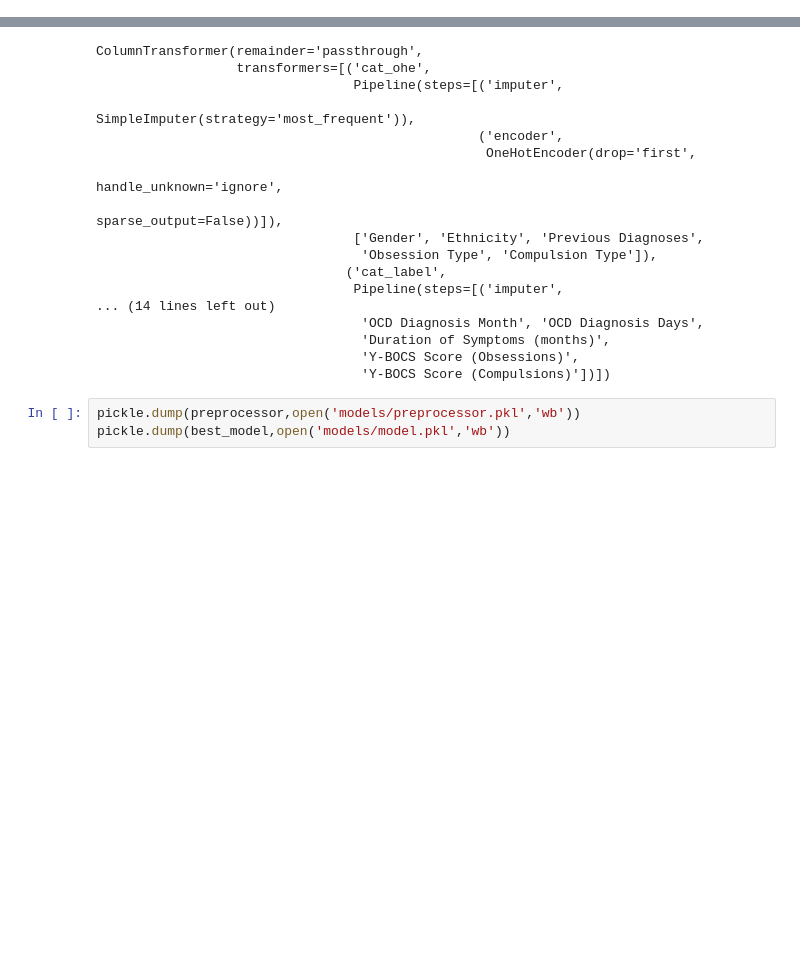
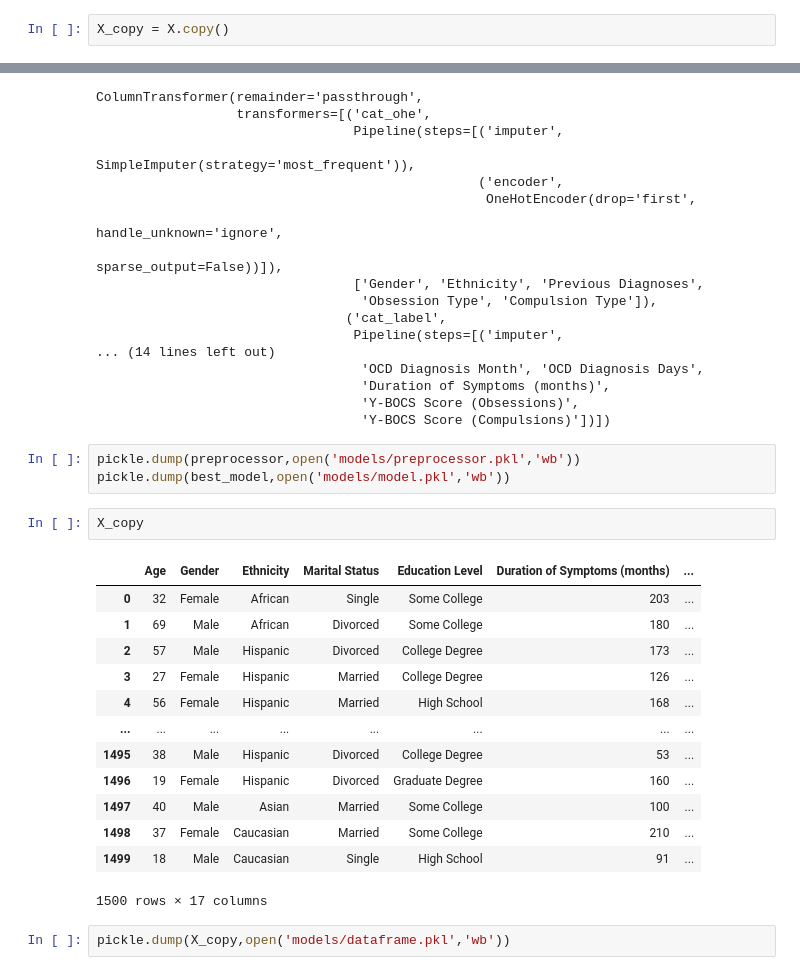
Before and after one commit to yashsahu02/OCD-Patient-Dataset-Demographics-Clinical-Data, a Jupyter notebook: code.ipynb, the cells around one changed output, grey strips where cells are left out. Cells and saved outputs as stored; diff of their text form; blank space fills up the shorter version.

```diff
--- a/code.ipynb
+++ b/code.ipynb
@@ -776,3 +870,5 @@ y = df["Medications"] ## Target feature
+# %%
+X_copy = X.copy()
 # %% [markdown]
 ### Train Test Split
 # %%
@@ -1069,3 +1165,21 @@ ColumnTransformer(remainder='passthrough',
 # %%
 pickle.dump(preprocessor,open('models/preprocessor.pkl','wb'))
 pickle.dump(best_model,open('models/model.pkl','wb'))
+# %%
+X_copy
+# %% [output]
+|  | Age | Gender | Ethnicity | Marital Status | Education Level | Duration of Symptoms (months) | ... |
+| 0 | 32 | Female | African | Single | Some College | 203 | ... |
+| 1 | 69 | Male | African | Divorced | Some College | 180 | ... |
+| 2 | 57 | Male | Hispanic | Divorced | College Degree | 173 | ... |
+| 3 | 27 | Female | Hispanic | Married | College Degree | 126 | ... |
+| 4 | 56 | Female | Hispanic | Married | High School | 168 | ... |
+| ... | ... | ... | ... | ... | ... | ... | ... |
+| 1495 | 38 | Male | Hispanic | Divorced | College Degree | 53 | ... |
+| 1496 | 19 | Female | Hispanic | Divorced | Graduate Degree | 160 | ... |
+| 1497 | 40 | Male | Asian | Married | Some College | 100 | ... |
+| 1498 | 37 | Female | Caucasian | Married | Some College | 210 | ... |
+| 1499 | 18 | Male | Caucasian | Single | High School | 91 | ... |
+1500 rows × 17 columns
+# %%
+pickle.dump(X_copy,open('models/dataframe.pkl','wb'))
```
Also changed, not shown: parts of 9 cells of this notebook, 4 other files.
